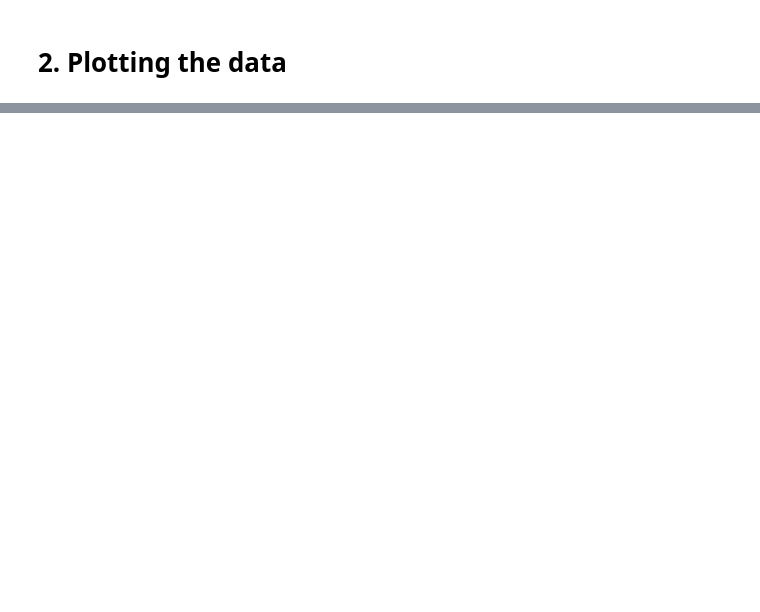
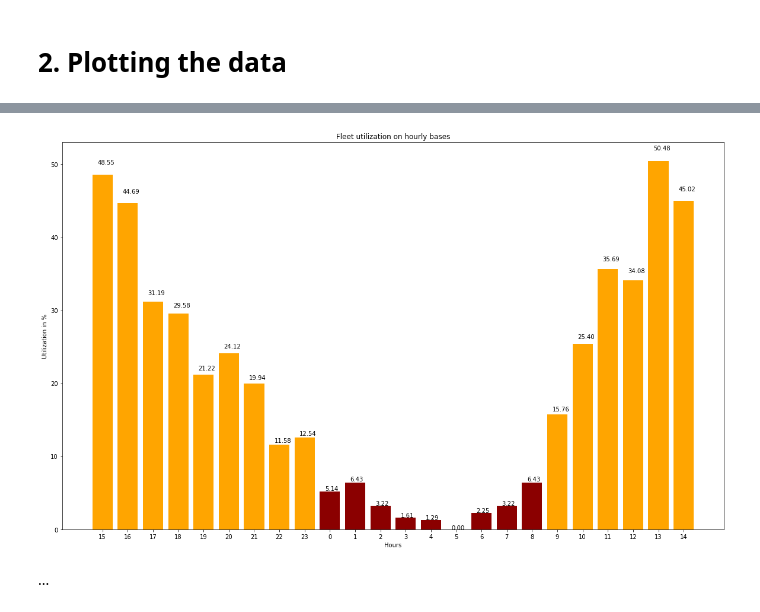
Before and after one commit to JuliusScheuerer/AA_Team_12_Assignment, a Jupyter notebook: AA_Team_12_Code.ipynb, the cells around one changed output, grey strips where cells are left out. Drawn from its saved outputs; the diff is of its cells as text; code cells hidden in the pictures; blank space fills up the shorter version.

```diff
--- a/AA_Team_12_Code.ipynb
+++ b/AA_Team_12_Code.ipynb
@@ -630,0 +616,16 @@ trip_data_website.head(1)
+# %%
+# Create bar chart out of a plot
+def autolabelFloat(rects):
+    for rect in rects:
+        height = rect.get_height()
+        plt.text(rect.get_x()+rect.get_width()/2.- 0.2, 1.03*height, '%s' % '{:.2f}'.format(float(height)))
+
+# Set the 'current' date and weather conditions
+current_date = datetime.today().date()
+current_time = datetime.today().time()
+
+current_date_in_2019 = datetime(year=2019, month=current_date.month, day=current_date.day, hour=current_time.hour, minute=current_time.minute)
+
+# Currently 2 degrees and no rain
+current_rain_status = 0
+current_temperature = 2.0
@@ -630,0 +635,64 @@ trip_data_website.head(1)
+# %%
+# Create dataframe for the result
+result_kpi1_utilization = pd.DataFrame(columns=['time', 'utilization'])
+
+# Get last 24 hours
+last_24_hours = current_date_in_2019 - timedelta(hours=23)
+
+# Get last 7 days
+last_7_days = current_date_in_2019 - timedelta(days=7)
+
+# Get number of vehicles used throughout 2019
+bike_count = trip_data_website['bike_id'].groupby(trip_data_website['bike_id']).size().size
+
+# Get number of vehicles used in the last 7 days
+last_7_days_1 = trip_data_website['start_time'] >= last_7_days
+last_7_days_2 = trip_data_website['start_time'] <= current_date_in_2019
+last_7_days = last_7_days_1 & last_7_days_2
+trips_last_7_days = trip_data_website.loc[last_7_days]
+bike_count_last_7_days = trips_last_7_days['bike_id'].groupby(trips_last_7_days['bike_id']).size().size
+
+# To-Do: optimalerweise mit utilization während der gleichen Zeit rechnen
+
+# Calculate the utilization for the last 24 hours
+for x in range(24):
+    start_calculation = last_24_hours - timedelta(hours=1)
+
+    trip_data_after = trip_data_website['start_time'] >= start_calculation
+    trip_data_before = trip_data_website['start_time'] <= last_24_hours
+    between_two_dates = trip_data_after & trip_data_before
+    filtered_dates = trip_data_website.loc[between_two_dates]
+
+    filtered_dates_durations = filtered_dates['bike_id'].groupby(filtered_dates['bike_id']).size().size
+
+
+    mean = (filtered_dates_durations / (bike_count_last_7_days/7)) * 100
+    hour = last_24_hours.hour
+
+    result_kpi1_utilization = result_kpi1_utilization.append({'time': hour, 'utilization': mean}, ignore_index=True)
+
+
+    last_24_hours = last_24_hours + timedelta(hours=1)
+
+
+# now plot the data starting with the 23 hours ago till the current hour on the very right
+fig = plt.figure(figsize=(20,12))
+bins = result_kpi1_utilization['time'].astype('int32').values
+
+# # Define masks
+# util = 0
+# mask_red = util < 10
+# mask_orange = util > 10 & util < 30
+# mask_yellow = util > 30 & util
+# mask_green = util >= 80
+
+plt.title('Fleet utilization on hourly bases')
+plt.xlabel('Hours')
+plt.ylabel('Utilization in %')
+autolabelFloat(plt.bar(result_kpi1_utilization['time'].astype('int32').astype('str').values, result_kpi1_utilization['utilization'], color=np.where(result_kpi1_utilization['utilization']<10, 'darkred', 'orange'), tick_label=bins))
+#plt.savefig('./figs/kpis/utilization.jpeg')
+plt.show()
+# %% [output]
+[figure, added]
+# %% [markdown]
+...
```
Also changed, not shown: parts of 21 cells of this notebook.
